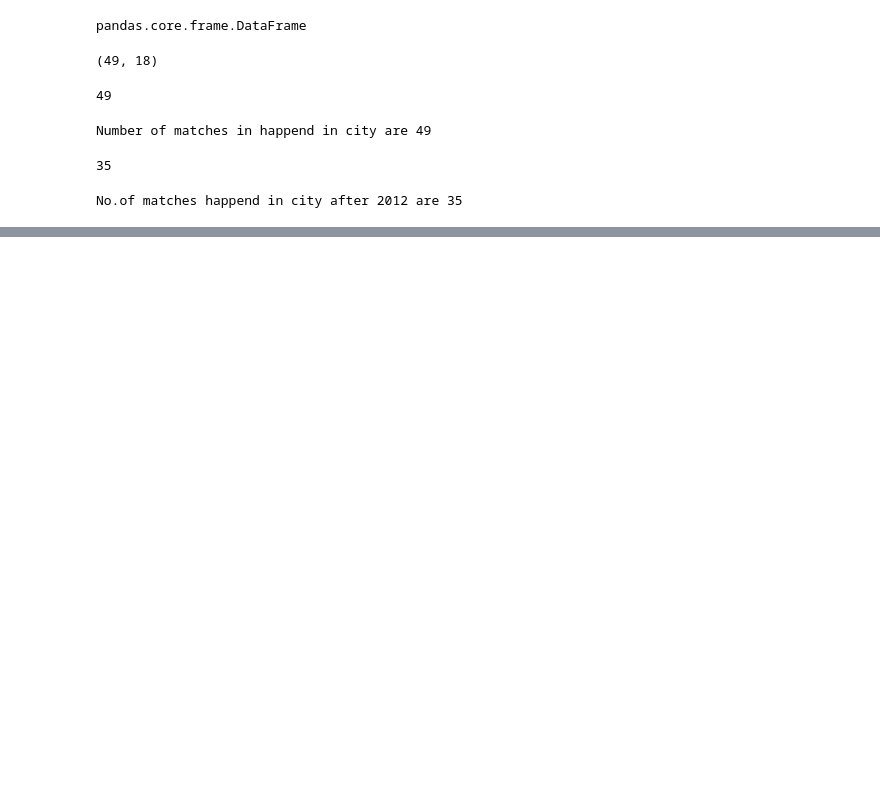
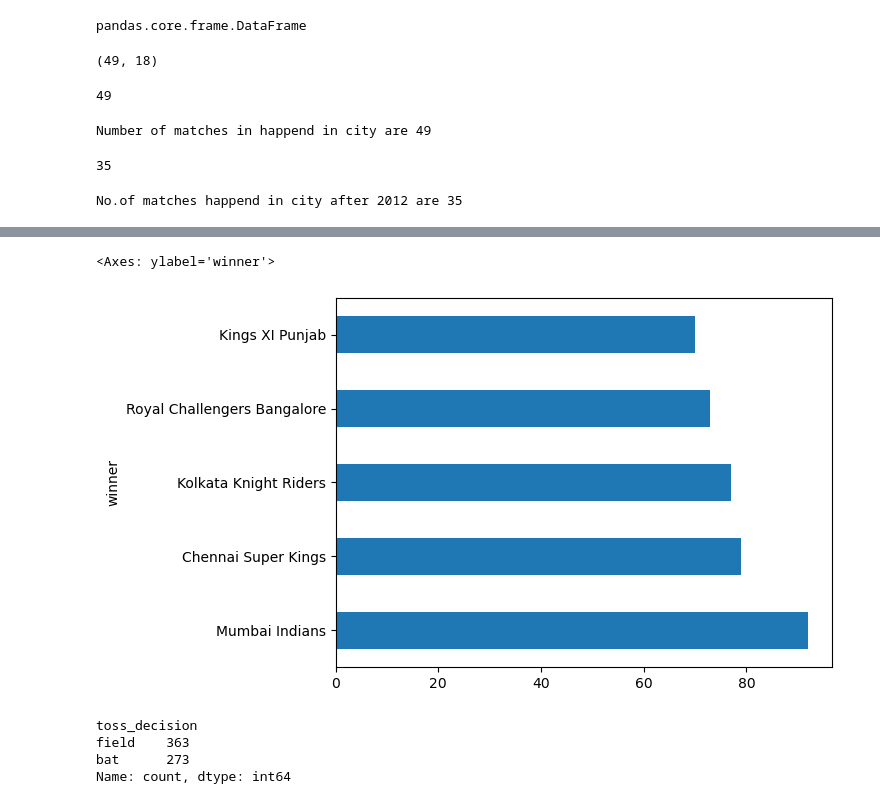
Before and after one commit to Sohail7861/PandasNotes, a Jupyter notebook: Tutorial2.ipynb, the cells around one changed output, grey strips where cells are left out. Drawn from its saved outputs; the diff is of its cells as text; code cells hidden in the pictures; blank space fills up the shorter version.

```diff
--- a/Tutorial2.ipynb
+++ b/Tutorial2.ipynb
@@ -100,0 +138,12 @@ No.of matches happend in city after 2012 are 35
+# %%
+data['winner'].value_counts().head().plot(kind='barh')  #top5
+# %% [output]
+<Axes: ylabel='winner'>
+[figure, added]
+# %%
+data['toss_decision'].value_counts()
+# %% [output]
+toss_decision
+field    363
+bat      273
+Name: count, dtype: int64
```
Also changed, not shown: parts of 9 cells of this notebook, 2 other files.
